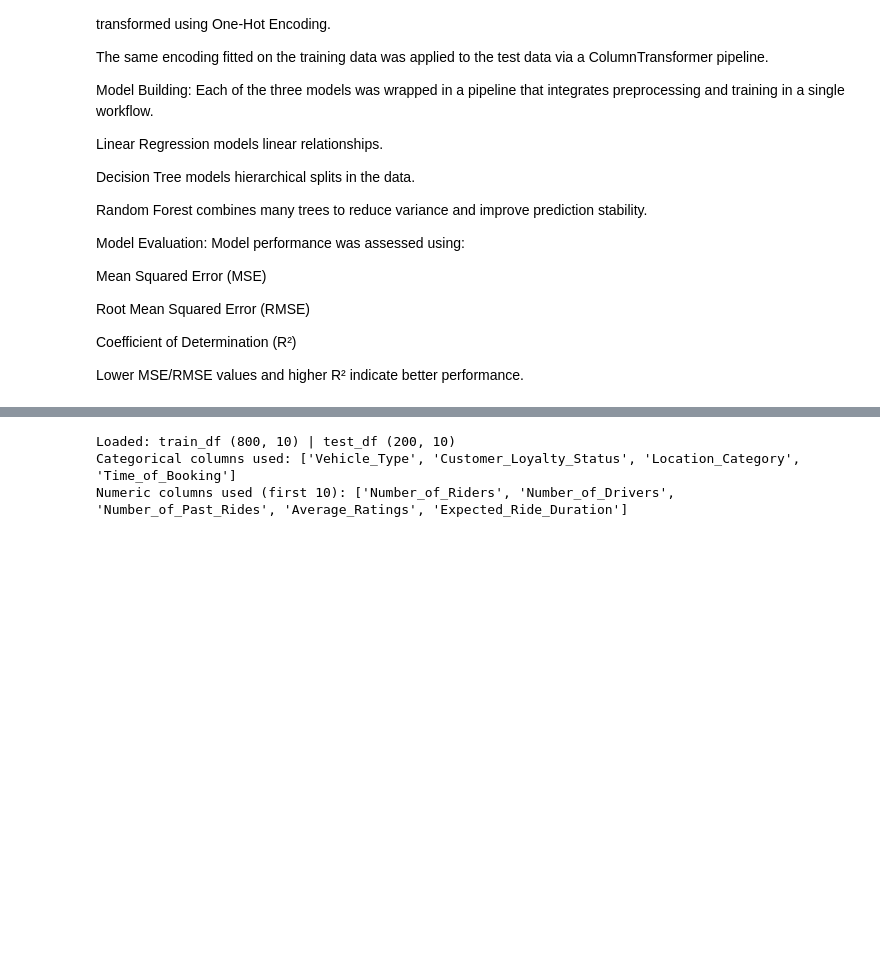
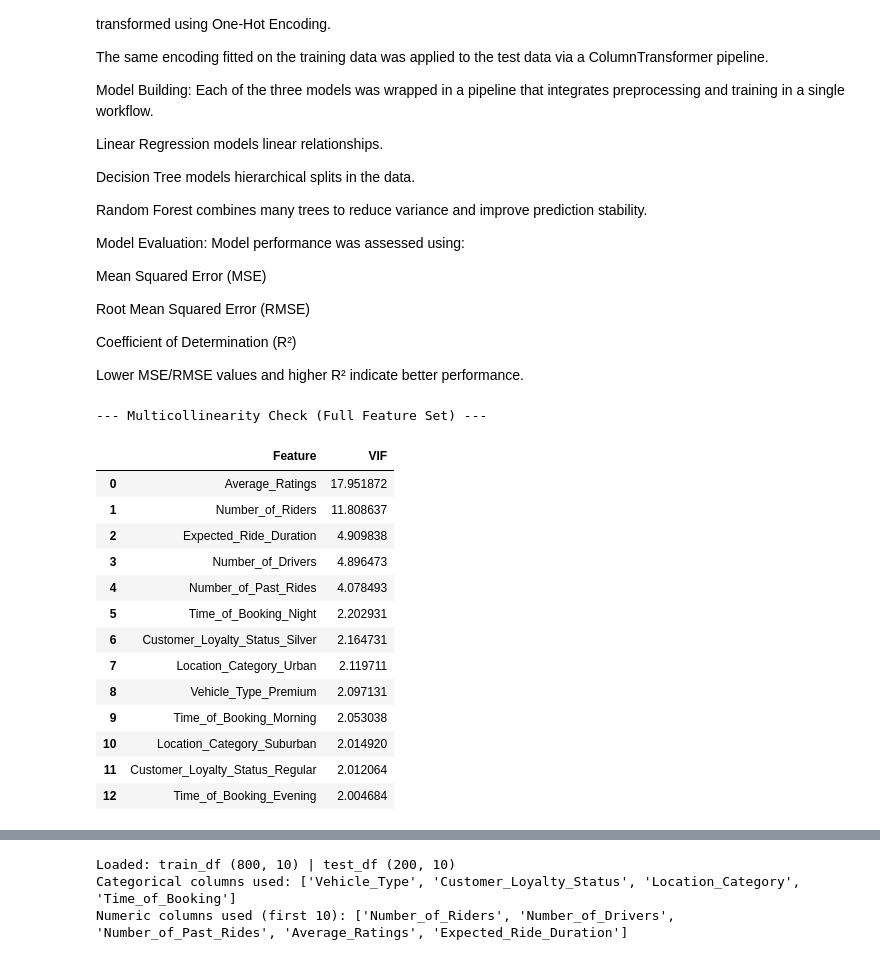
Before and after one commit to ashokaw/Dynamic_pricing, a Jupyter notebook: Interim_diss.ipynb, the cells around one changed output, grey strips where cells are left out. Cells and saved outputs as stored; diff of their text form; code cells hidden in the pictures; blank space fills up the shorter version.

```diff
--- a/Interim_diss.ipynb
+++ b/Interim_diss.ipynb
@@ -642,0 +678,64 @@ Lower MSE/RMSE values and higher R² indicate better performance.
+# %%
+# --- Multicollinearity Check (Full Feature Set VIF) ---
+from statsmodels.stats.outliers_influence import variance_inflation_factor
+from sklearn.preprocessing import OneHotEncoder
+from sklearn.compose import ColumnTransformer
+
+# Define features and target (from the training data only)
+X_train_vif = train_df.drop(columns=[TARGET])
+y_train_vif = train_df[TARGET].copy()
+
+# Identify column types
+cat_cols_vif = X_train_vif.select_dtypes(include=['object']).columns.tolist()
+num_cols_vif = X_train_vif.select_dtypes(include=[np.number]).columns.tolist()
+
+# 1. Setup Preprocessor (One-Hot Encoder with drop='first')
+try:
+    # sparse_output=False is required for statsmodels VIF calculation
+    ohe = OneHotEncoder(handle_unknown='ignore', sparse_output=False, drop='first')
+except TypeError:
+    ohe = OneHotEncoder(handle_unknown='ignore', sparse=False, drop='first')
+
+preprocessor_vif = ColumnTransformer(
+    transformers=[
+        ('num', 'passthrough', num_cols_vif),
+        # Drop='first' to prevent perfect multicollinearity (VIF=inf)
+        ('cat', ohe, cat_cols_vif)
+    ],
+    remainder='drop'
+)
+
+# 2. Apply Encoding and get final feature names
+X_train_processed = preprocessor_vif.fit_transform(X_train_vif)
+
+feature_names_out = (num_cols_vif +
+                     list(preprocessor_vif.named_transformers_['cat'].get_feature_names_out(cat_cols_vif)))
+
+X_vif_final = pd.DataFrame(X_train_processed, columns=feature_names_out)
+
+# 3. Calculate VIF
+vif_data_full = pd.DataFrame()
+vif_data_full["Feature"] = X_vif_final.columns
+vif_data_full["VIF"] = [variance_inflation_factor(X_vif_final.values, i) for i in range(X_vif_final.shape[1])]
+
+# Sort for easy review
+vif_data_full = vif_data_full.sort_values(by="VIF", ascending=False).reset_index(drop=True)
+
+print("\n--- Multicollinearity Check (Full Feature Set) ---")
+vif_data_full
+# %% [output]
+--- Multicollinearity Check (Full Feature Set) ---
+|  | Feature | VIF |
+| 0 | Average_Ratings | 17.951872 |
+| 1 | Number_of_Riders | 11.808637 |
+| 2 | Expected_Ride_Duration | 4.909838 |
+| 3 | Number_of_Drivers | 4.896473 |
+| 4 | Number_of_Past_Rides | 4.078493 |
+| 5 | Time_of_Booking_Night | 2.202931 |
+| 6 | Customer_Loyalty_Status_Silver | 2.164731 |
+| 7 | Location_Category_Urban | 2.119711 |
+| 8 | Vehicle_Type_Premium | 2.097131 |
+| 9 | Time_of_Booking_Morning | 2.053038 |
+| 10 | Location_Category_Suburban | 2.014920 |
+| 11 | Customer_Loyalty_Status_Regular | 2.012064 |
+| 12 | Time_of_Booking_Evening | 2.004684 |
```
Also changed, not shown: parts of 6 cells of this notebook.
